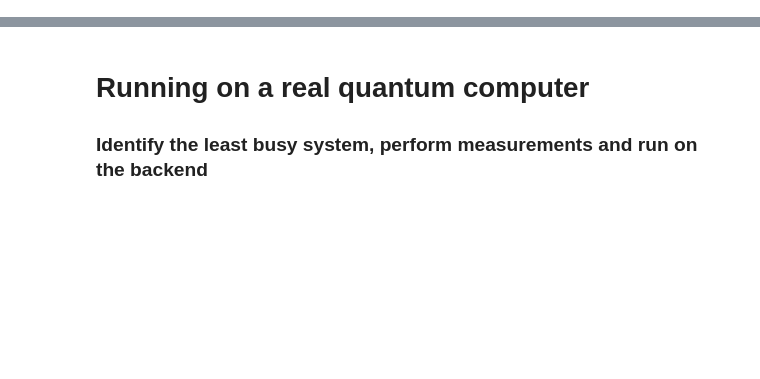
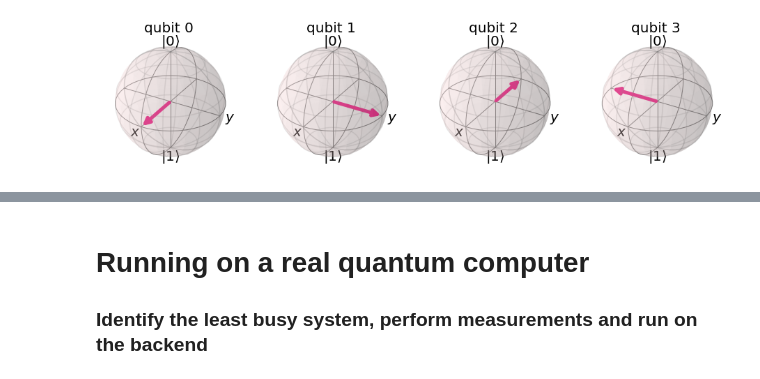
Before and after one commit to wmazin/Interactive-Quantum-Fractal-Art, a Jupyter notebook: QuantumFractals1qubit.ipynb, the cells around one changed output, grey strips where cells are left out. Cells and saved outputs as stored; diff of their text form; code cells hidden in the pictures; blank space fills up the shorter version.

```diff
--- a/QuantumFractals1qubit.ipynb
+++ b/QuantumFractals1qubit.ipynb
@@ -31,0 +63,6 @@ plot_bloch_multivector(qc1)
+# %%
+# new circuit's quantum state(s) for phi
+qc2 = circuit2
+plot_bloch_multivector(qc2)
+# %% [output]
+[figure, added]
```
Also changed, not shown: parts of 10 cells of this notebook.
